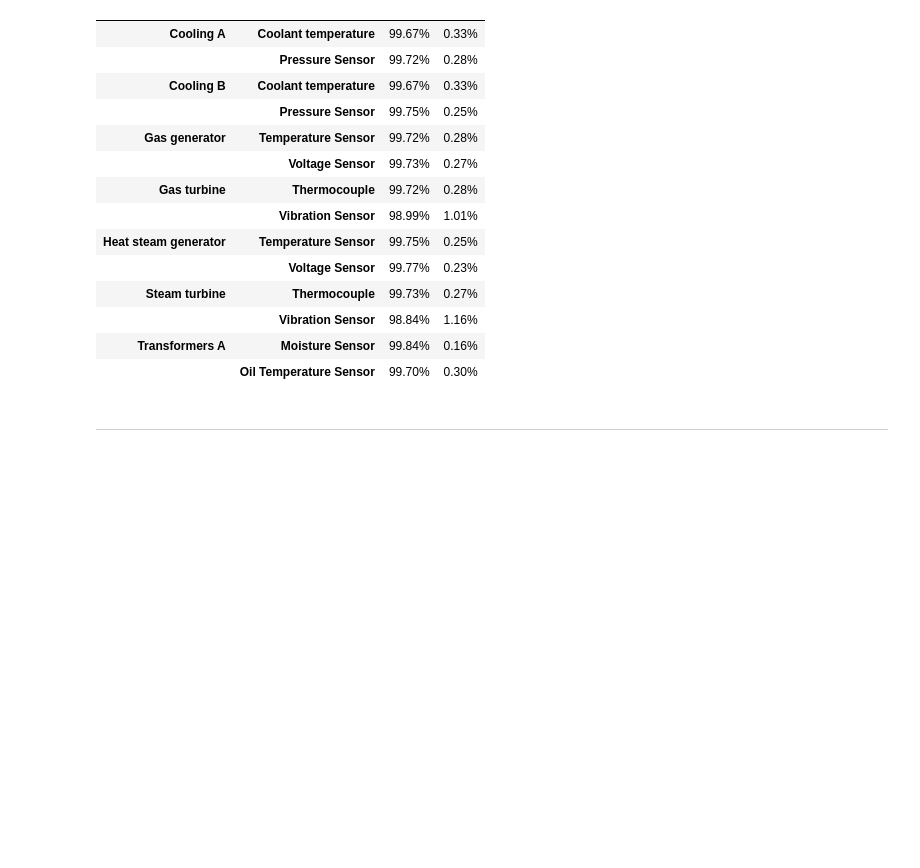
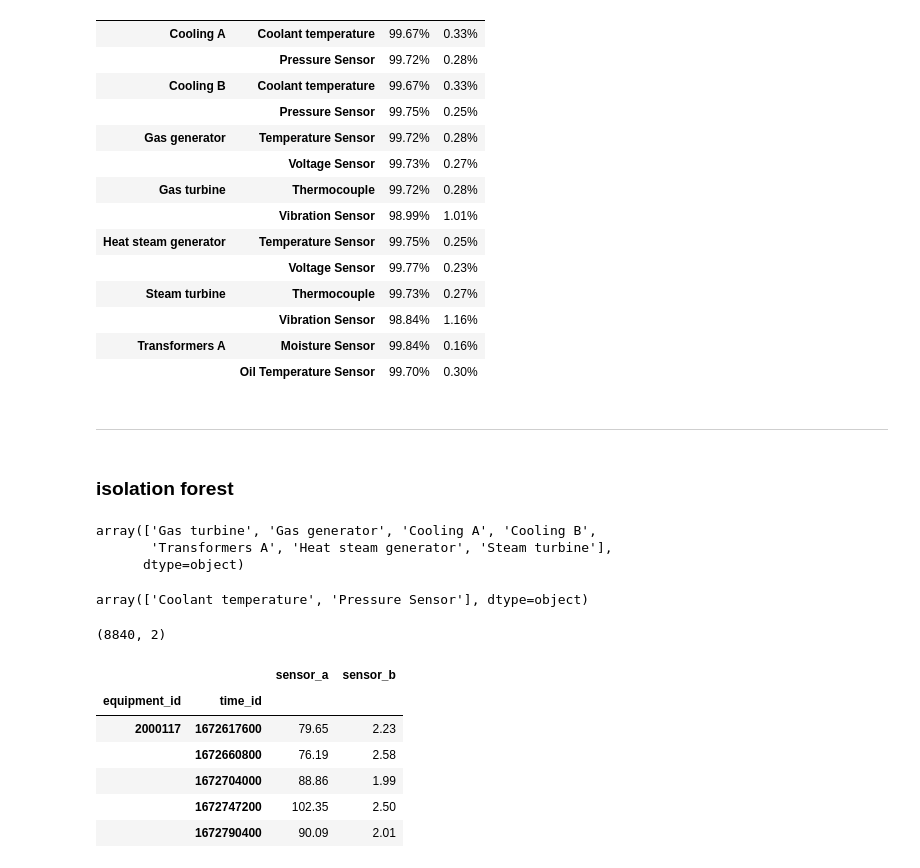
Before and after one commit to Jorhp90/arkham_challenge, a Jupyter notebook: anomaly_detection.ipynb, the cells around one changed output. Drawn from its saved outputs; the diff is of its cells as text; code cells hidden in the pictures; blank space fills up the shorter version.

```diff
--- a/anomaly_detection.ipynb
+++ b/anomaly_detection.ipynb
@@ -101,3 +129,41 @@ df.groupby(['equipment_name','sensor_name']).anomaly.value_counts(1).unstack().s
 |  | Oil Temperature Sensor | 99.70% | 0.30% |
 # %% [markdown]
 ---
+# %% [markdown]
+### isolation forest
+# %%
+df.equipment_name.unique()
+# %% [output]
+array(['Gas turbine', 'Gas generator', 'Cooling A', 'Cooling B',
+       'Transformers A', 'Heat steam generator', 'Steam turbine'],
+      dtype=object)
+# %%
+# one example
+df[(df.equipment_name == 'Cooling A')].sensor_name.unique()
+# %% [output]
+array(['Coolant temperature', 'Pressure Sensor'], dtype=object)
+# %%
+# pivot and concat
+ls_aux = []
+for eq in tqdm(df[(df.equipment_name == 'Cooling A')].equipment_id.unique()):
+
+    df_aux = df[(df.equipment_id == eq)].pivot(
+        columns='sensor_id',
+        values='value',
+        index=['equipment_id','time_id'])
+    df_aux.columns = ['sensor_a', 'sensor_b']
+    ls_aux.append(df_aux)
+# %%
+df_cooling_a = pd.concat(ls_aux)
+# %%
+print(df_cooling_a.shape)
+df_cooling_a.head()
+# %% [output]
+(8840, 2)
+|  |  | sensor_a | sensor_b |
+| equipment_id | time_id |  |  |
+| 2000117 | 1672617600 | 79.65 | 2.23 |
+|  | 1672660800 | 76.19 | 2.58 |
+|  | 1672704000 | 88.86 | 1.99 |
+|  | 1672747200 | 102.35 | 2.50 |
+|  | 1672790400 | 90.09 | 2.01 |
```
Also changed, not shown: parts of 19 cells of this notebook.
